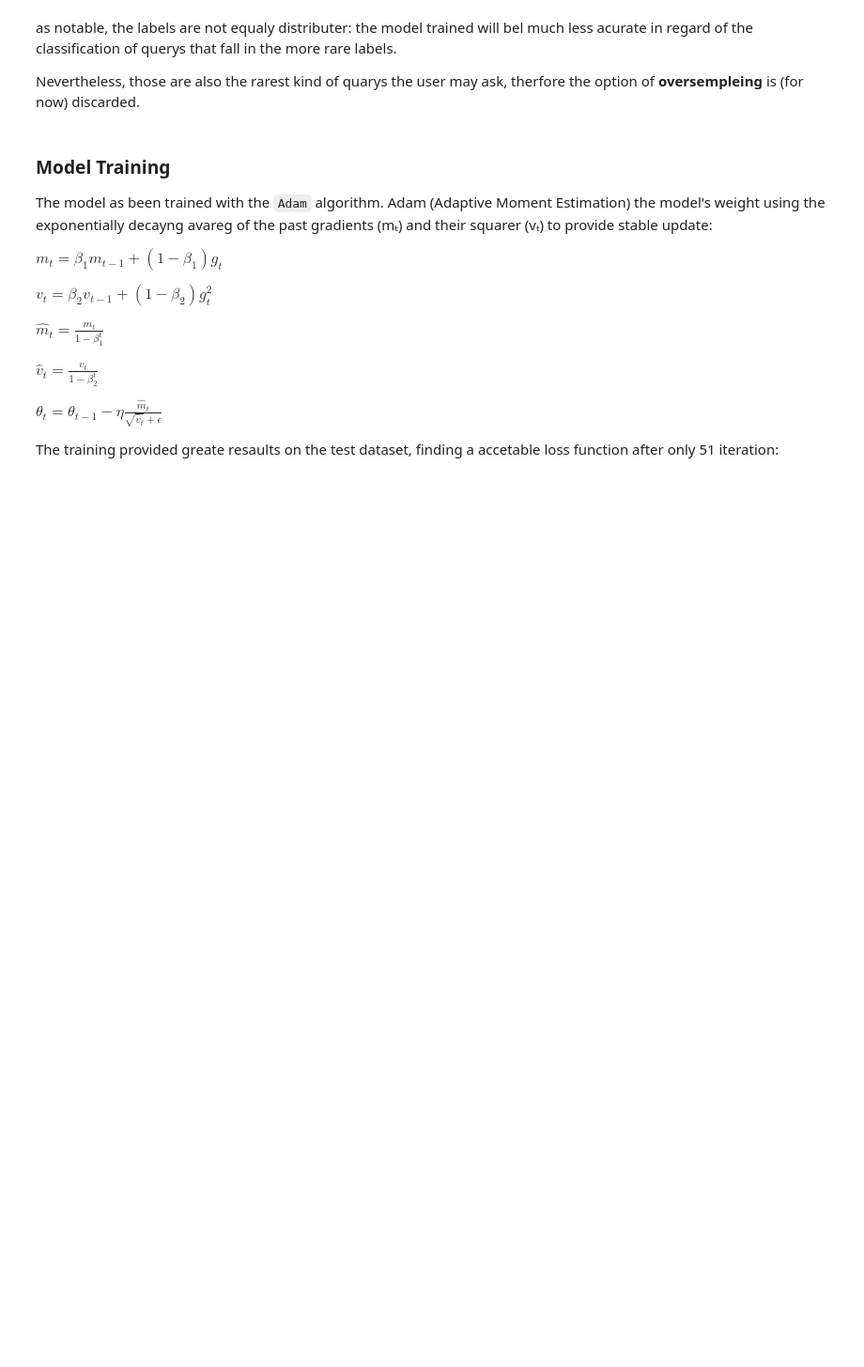
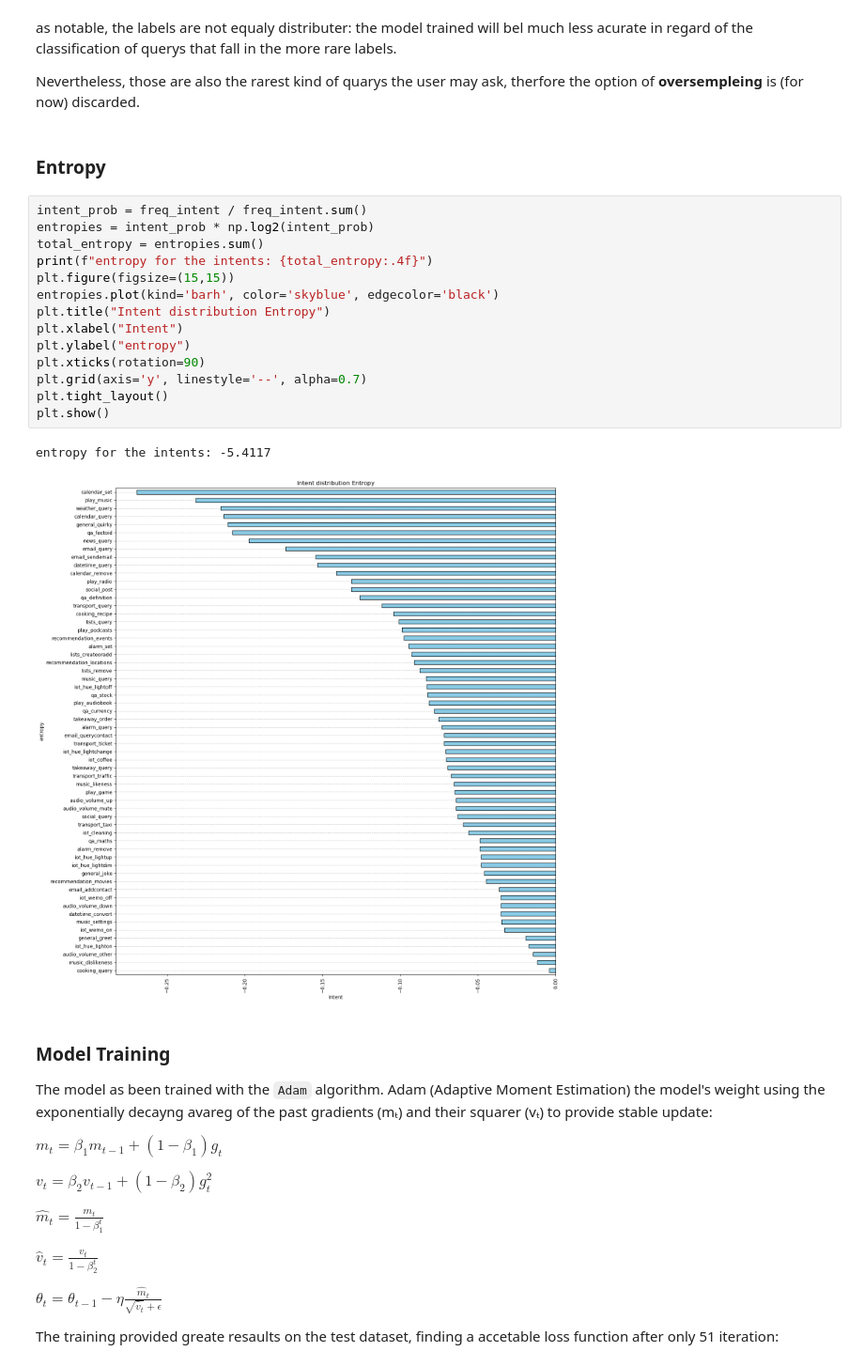
Before and after one commit to Gianmarco-03/assistente, a Jupyter notebook: data_description.ipynb, the cells around one changed output. Shown at 94% size. Cells and saved outputs as stored; diff of their text form; blank space fills up the shorter version.

```diff
--- a/data_description.ipynb
+++ b/data_description.ipynb
@@ -27,6 +28,25 @@ freq_intent.plot(kind='barh', figsize=(15,15), ylabel='intent', xlabel='count')
 as notable, the labels are not equaly distributer: the model trained will bel much less acurate in regard of the classification of querys that fall in the more rare labels.
 
 Nevertheless, those are also the rarest kind of quarys the user may ask, therfore the option of **oversempleing** is (for now) discarded.
+# %% [markdown]
+### Entropy
+# %%
+intent_prob = freq_intent / freq_intent.sum()
+entropies = intent_prob * np.log2(intent_prob)
+total_entropy = entropies.sum()
+print(f"entropy for the intents: {total_entropy:.4f}")
+plt.figure(figsize=(15,15))
+entropies.plot(kind='barh', color='skyblue', edgecolor='black')
+plt.title("Intent distribution Entropy")
+plt.xlabel("Intent")
+plt.ylabel("entropy")
+plt.xticks(rotation=90)
+plt.grid(axis='y', linestyle='--', alpha=0.7)
+plt.tight_layout()
+plt.show()
+# %% [output]
+entropy for the intents: -5.4117
+[figure, added]
 # %% [markdown]
 ### Model Training
 
```
Also changed, not shown: parts of 1 cell of this notebook.
